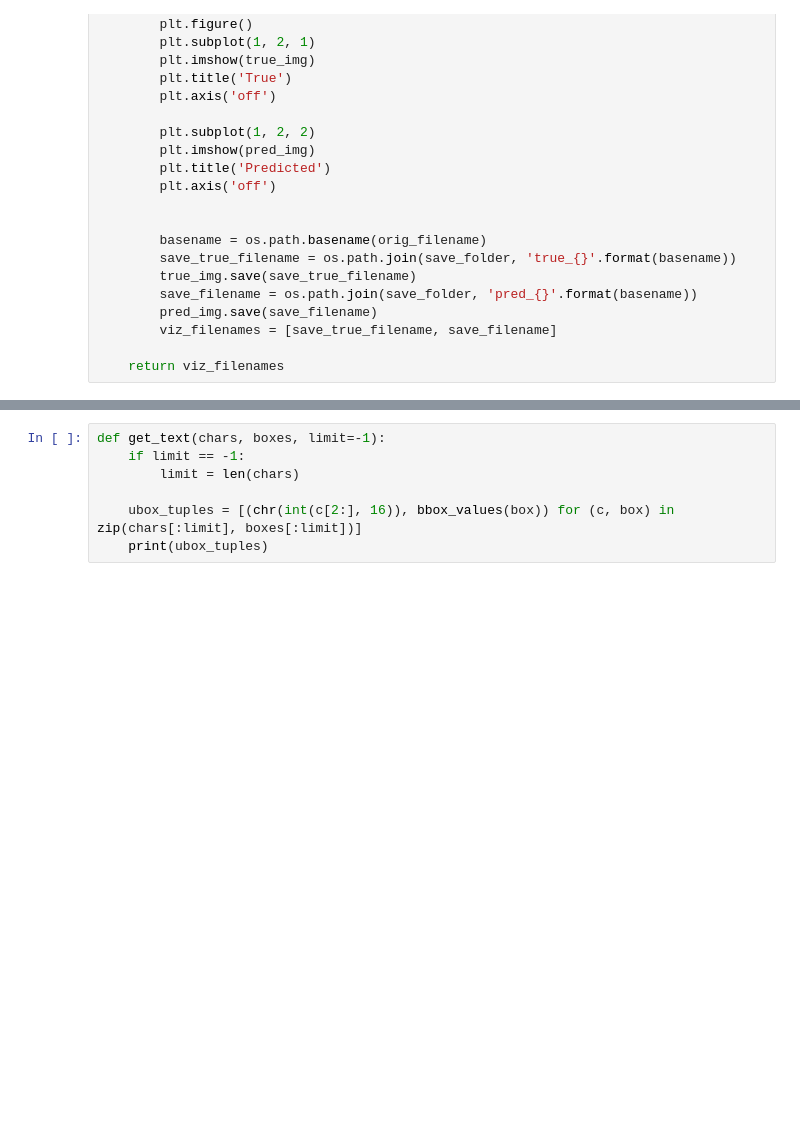
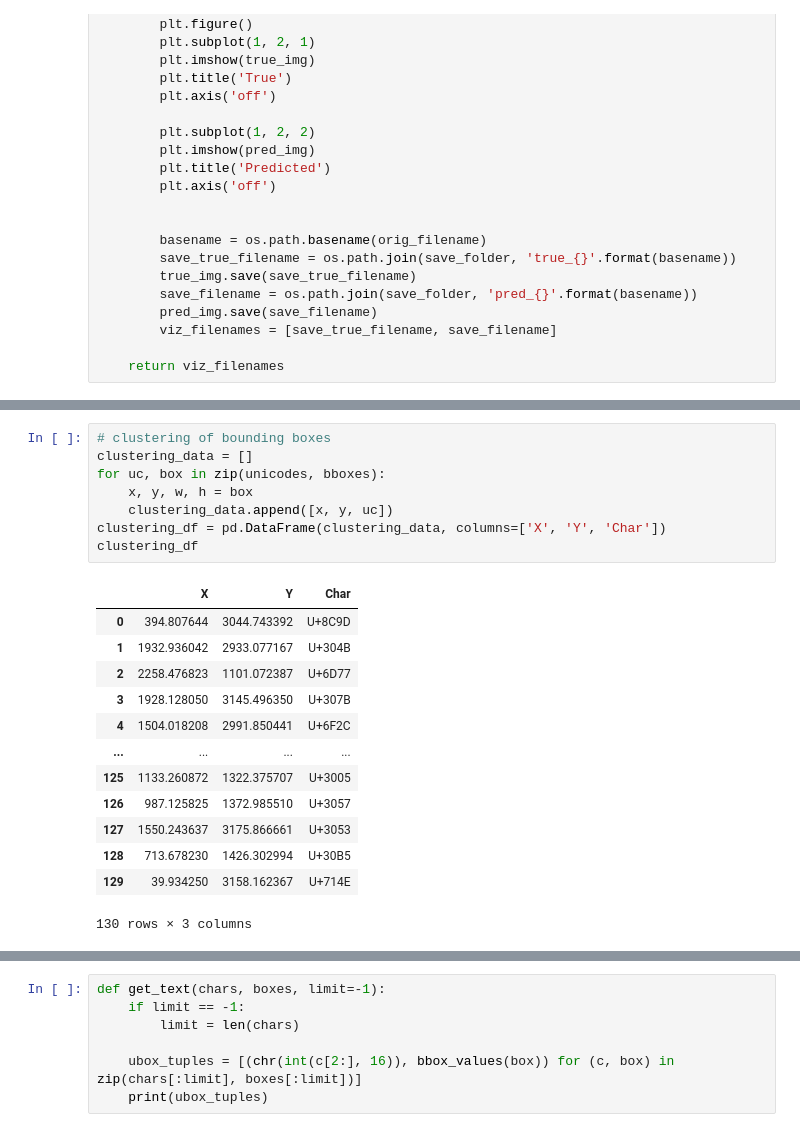
Before and after one commit to aumahesh-mids/kuzushiji-recognition, a Jupyter notebook: thanya.ipynb, the cells around one changed output, grey strips where cells are left out. Saved outputs shown, nothing was run; the diff lists cells and outputs as text; blank space fills up the shorter version.

```diff
--- a/thanya.ipynb
+++ b/thanya.ipynb
@@ -213,0 +240,22 @@ accuracy 120 0.8583333333333333 0.14166666666666666
+# %%
+# clustering of bounding boxes
+clustering_data = []
+for uc, box in zip(unicodes, bboxes):
+    x, y, w, h = box
+    clustering_data.append([x, y, uc])
+clustering_df = pd.DataFrame(clustering_data, columns=['X', 'Y', 'Char'])
+clustering_df
+# %% [output]
+|  | X | Y | Char |
+| 0 | 394.807644 | 3044.743392 | U+8C9D |
+| 1 | 1932.936042 | 2933.077167 | U+304B |
+| 2 | 2258.476823 | 1101.072387 | U+6D77 |
+| 3 | 1928.128050 | 3145.496350 | U+307B |
+| 4 | 1504.018208 | 2991.850441 | U+6F2C |
+| ... | ... | ... | ... |
+| 125 | 1133.260872 | 1322.375707 | U+3005 |
+| 126 | 987.125825 | 1372.985510 | U+3057 |
+| 127 | 1550.243637 | 3175.866661 | U+3053 |
+| 128 | 713.678230 | 1426.302994 | U+30B5 |
+| 129 | 39.934250 | 3158.162367 | U+714E |
+130 rows × 3 columns
```
Also changed, not shown: parts of 21 cells of this notebook, 2 other files.
